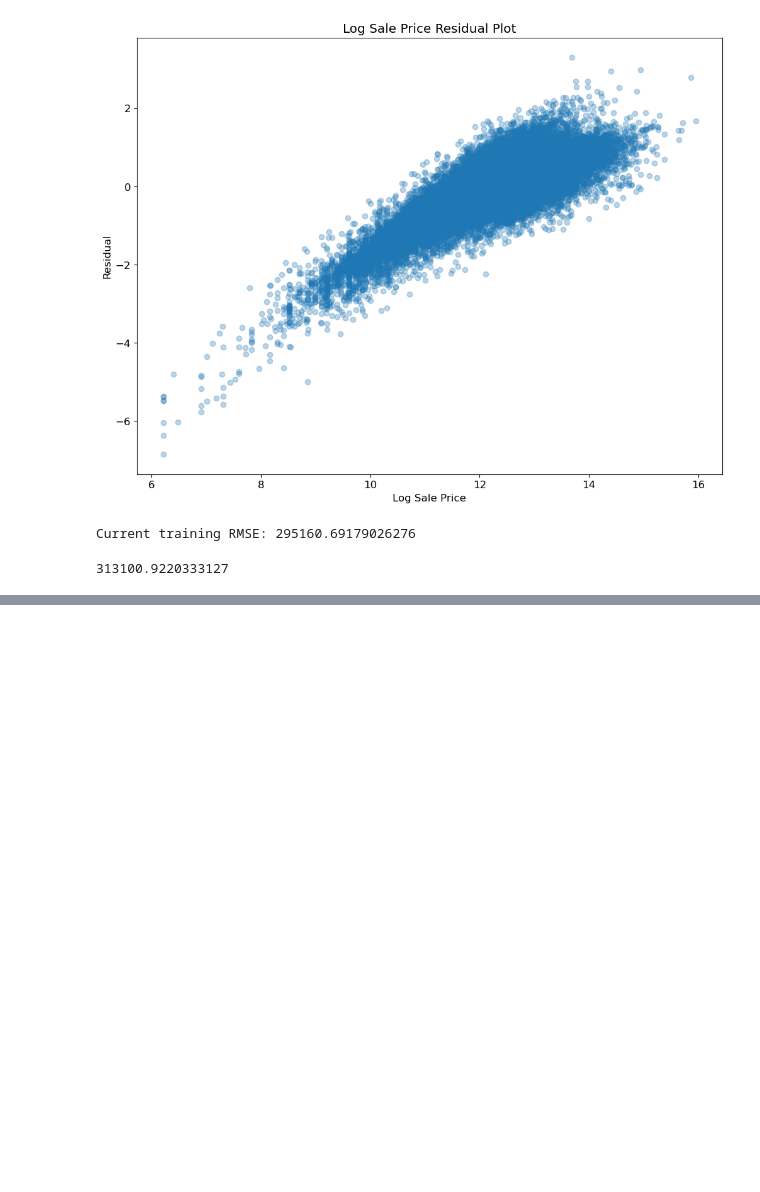
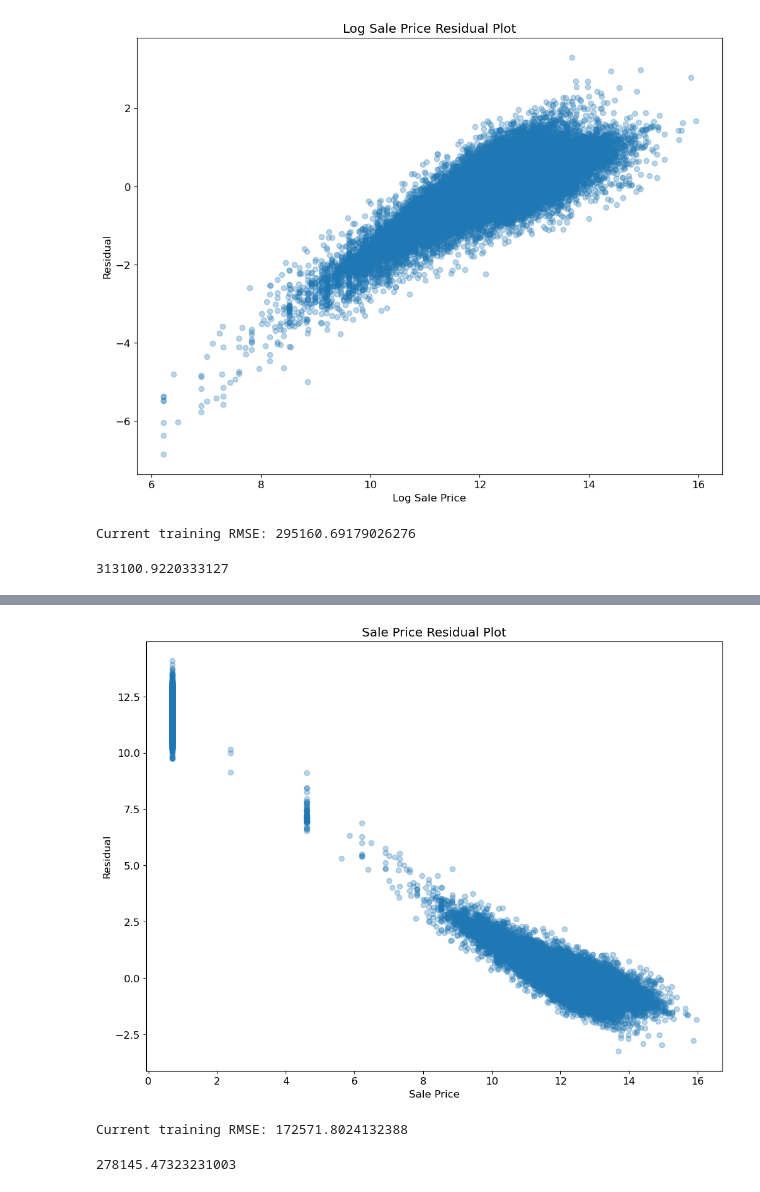
Before and after one commit to ivanyun321/housing-price-predictor, a Jupyter notebook: Linear_Regression_Model.ipynb, the cells around one changed output, grey strips where cells are left out. Cells and saved outputs as stored; diff of their text form; code cells hidden in the pictures; blank space fills up the shorter version.

```diff
--- a/Linear_Regression_Model.ipynb
+++ b/Linear_Regression_Model.ipynb
@@ -148,7 +156,7 @@ final_pipelines_train = [
     (add_bedrooms, None, None),
     (remove_outliers, None, {
         'variable':'Sale Price',
-        'lower':650,
+        'lower':1000,
         'upper':1600000
     }),
     (remove_outliers, None, {
@@ -198,0 +207,72 @@ rmse(np.exp(predicted), validation['Sale Price'])
+# %%
+plt.scatter(validation['Log Sale Price'], predicted - validation['Log Sale Price'], alpha = 0.3)
+plt.xlabel("Sale Price")
+plt.ylabel("Residual")
+plt.title("Sale Price Residual Plot");
+# %% [output]
+[figure, added]
+# %%
+final_pipelines_train = [
+    (log_transform, None, {'col':'Sale Price'}),
+    (fill_missing, None, {'col':'Building Square Feet'}),
+    (fill_missing, None, {'col':'Age'}),
+    (fill_missing, None, {'col':'Log Sale Price'}),
+    (fill_missing, None, {'col':'Lot Size'}),
+    (fill_missing, None, {'col':'Lot Size'}),
+    (add_bedrooms, None, None),
+    (add_bathrooms, None, None),
+    (add_total_rooms, None, None),
+    (remove_outliers, None, {
+        'variable':'Sale Price',
+        'lower':1000,
+        'upper':1600000
+    }),
+    (remove_outliers, None, {
+        'variable':'Building Square Feet',
+        'lower':500,
+        'upper':4000
+    }),
+    (log_transform, None, {'col': 'Building Square Feet'}),
+    (log_transform, None, {'col': 'Land Square Feet'}),
+    (log_transform, None, {'col': 'Lot Size'}),
+    (select_columns, ['Log Sale Price', 'Log Building Square Feet', 'Bedrooms','Log Lot Size', 'Age', 'Rooms', 'Bathrooms', 'Longitude', 'Latitude', 'Fireplaces'], None)
+]
+
+final_pipelines_test = [
+    (log_transform, None, {'col':'Sale Price'}),
+    (fill_missing, None, {'col':'Building Square Feet'}),
+    (fill_missing, None, {'col':'Age'}),
+    (fill_missing, None, {'col':'Log Sale Price'}),
+    (fill_missing, None, {'col':'Lot Size'}),
+    (fill_missing, None, {'col':'Fireplaces'}),
+    (add_bedrooms, None, None),
+    (add_bathrooms, None, None),
+    (add_total_rooms, None, None),
+    (log_transform, None, {'col': 'Building Square Feet'}),
+    (log_transform, None, {'col': 'Land Square Feet'}),
+    (log_transform, None, {'col': 'Lot Size'}),
+    (select_columns, ['Log Sale Price', 'Log Building Square Feet', 'Bedrooms','Log Lot Size', 'Age', 'Rooms', 'Bathrooms', 'Longitude', 'Latitude', 'Fireplaces'], None)
+]
+
+def process_data_final(data, is_test_set=False):
+    copy = data.copy()
+    if not is_test_set:
+        X, Y = process_data_pipe(copy, final_pipelines_train, 'Log Sale Price')
+        return X, Y
+    else:
+        X, Y = process_data_pipe(copy, final_pipelines_test, 'Log Sale Price')
+        return X
+
+check_rmse_threshold = run_linear_regression_test_optim(lm.LinearRegression(fit_intercept=True), process_data_final, 'cook_county_train.csv', None, False)
+print("Current training RMSE:", check_rmse_threshold.loss)
+# %% [output]
+Current training RMSE: 172571.8024132388
+# %%
+X,Y = process_data_final(train, is_test_set = False)
+X,Y = process_data_final(train, is_test_set = False)
+a = process_data_final(validation, is_test_set = True)
+my_model = sklearn.linear_model.LinearRegression().fit(X, Y)
+predicted = my_model.predict(a)
+rmse(np.exp(predicted), validation['Sale Price'])
+# %% [output]
+278145.47323231003
```
Also changed, not shown: parts of 5 cells of this notebook, 4 other files.
